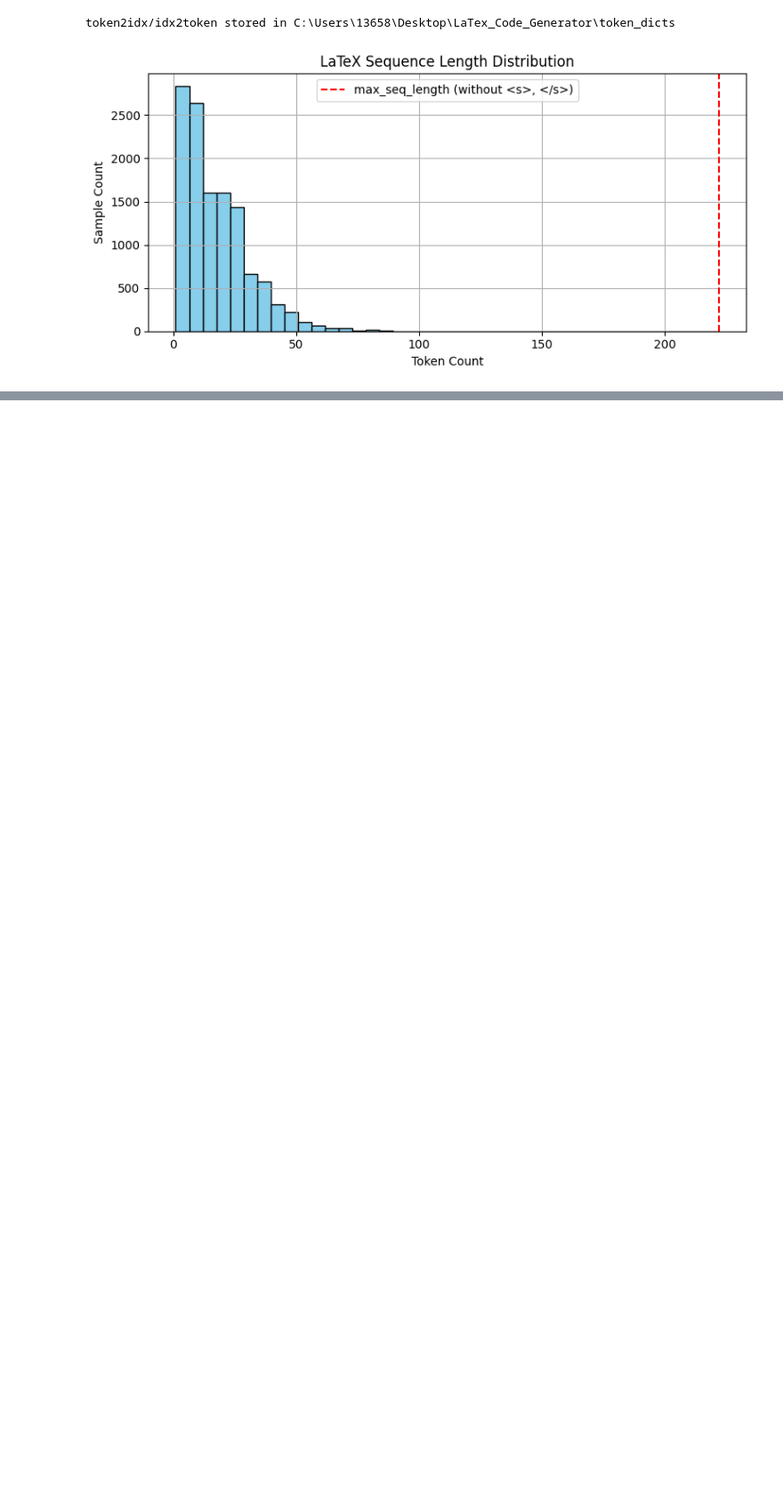
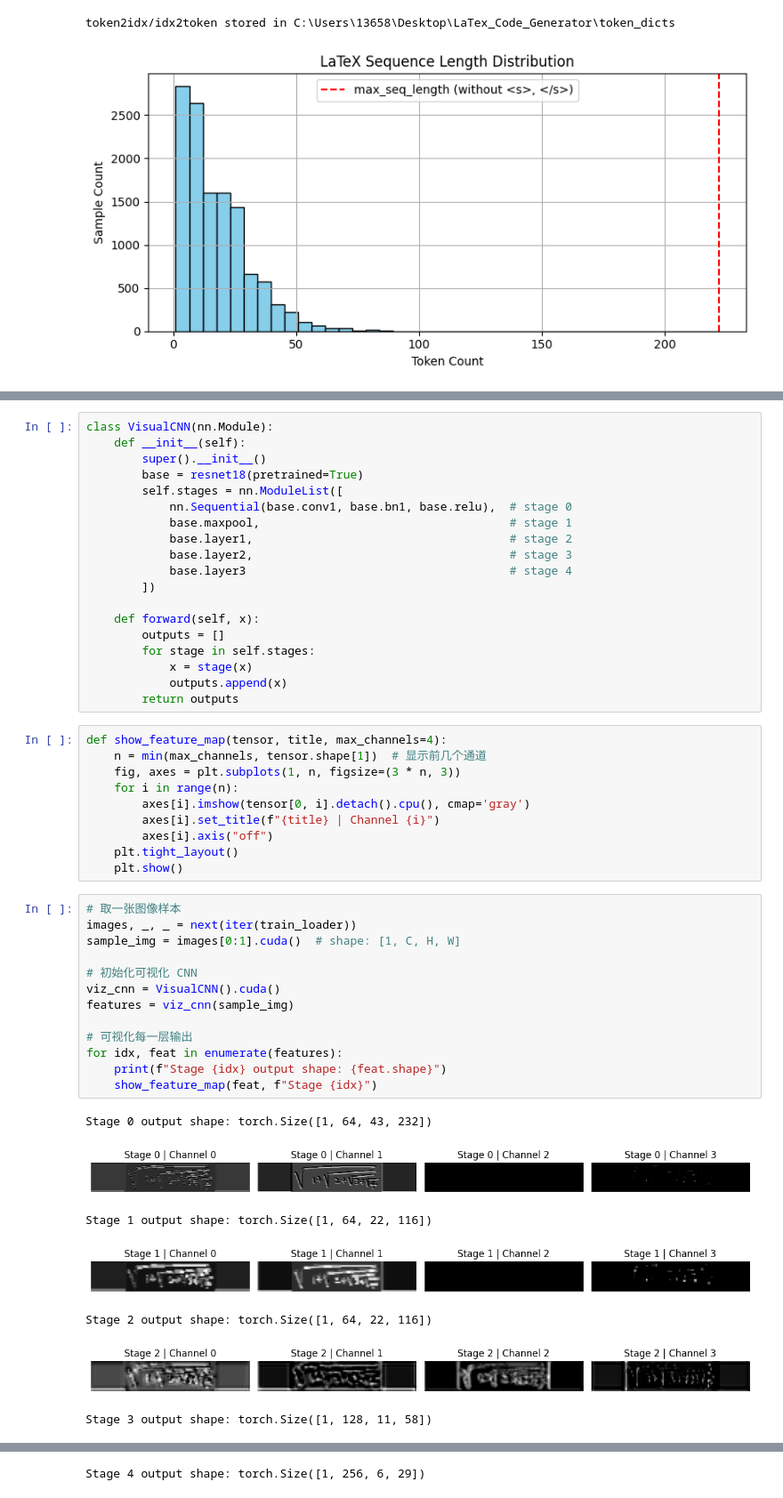
Before and after one commit to GuoJiashu/LaTex_Equation_Generator, a Jupyter notebook: LaTex_Equation_Generator.ipynb, the cells around one changed output, grey strips where cells are left out. Shown at 89% size. Saved outputs shown, nothing was run; the diff lists cells and outputs as text; blank space fills up the shorter version.

```diff
--- a/LaTex_Equation_Generator.ipynb
+++ b/LaTex_Equation_Generator.ipynb
@@ -266,0 +345,50 @@ Label Length (first 5): [224, 224, 224, 224, 224]
+# %%
+class VisualCNN(nn.Module):
+    def __init__(self):
+        super().__init__()
+        base = resnet18(pretrained=True)
+        self.stages = nn.ModuleList([
+            nn.Sequential(base.conv1, base.bn1, base.relu),  # stage 0
+            base.maxpool,                                    # stage 1
+            base.layer1,                                     # stage 2
+            base.layer2,                                     # stage 3
+            base.layer3                                      # stage 4
+        ])
+
+    def forward(self, x):
+        outputs = []
+        for stage in self.stages:
+            x = stage(x)
+            outputs.append(x)
+        return outputs
+# %%
+def show_feature_map(tensor, title, max_channels=4):
+    n = min(max_channels, tensor.shape[1])  # 显示前几个通道
+    fig, axes = plt.subplots(1, n, figsize=(3 * n, 3))
+    for i in range(n):
+        axes[i].imshow(tensor[0, i].detach().cpu(), cmap='gray')
+        axes[i].set_title(f"{title} | Channel {i}")
+        axes[i].axis("off")
+    plt.tight_layout()
+    plt.show()
+# %%
+# 取一张图像样本
+images, _, _ = next(iter(train_loader))
+sample_img = images[0:1].cuda()  # shape: [1, C, H, W]
+
+# 初始化可视化 CNN
+viz_cnn = VisualCNN().cuda()
+features = viz_cnn(sample_img)
+
+# 可视化每一层输出
+for idx, feat in enumerate(features):
+    print(f"Stage {idx} output shape: {feat.shape}")
+    show_feature_map(feat, f"Stage {idx}")
+# %% [output]
+Stage 0 output shape: torch.Size([1, 64, 43, 232])
+[figure, added]
+Stage 1 output shape: torch.Size([1, 64, 22, 116])
+[figure, added]
+Stage 2 output shape: torch.Size([1, 64, 22, 116])
+[figure, added]
+Stage 3 output shape: torch.Size([1, 128, 11, 58])
@@ -266,0 +396 @@ Label Length (first 5): [224, 224, 224, 224, 224]
+Stage 4 output shape: torch.Size([1, 256, 6, 29])
```
Also changed, not shown: parts of 35 cells of this notebook, 16 other files.
